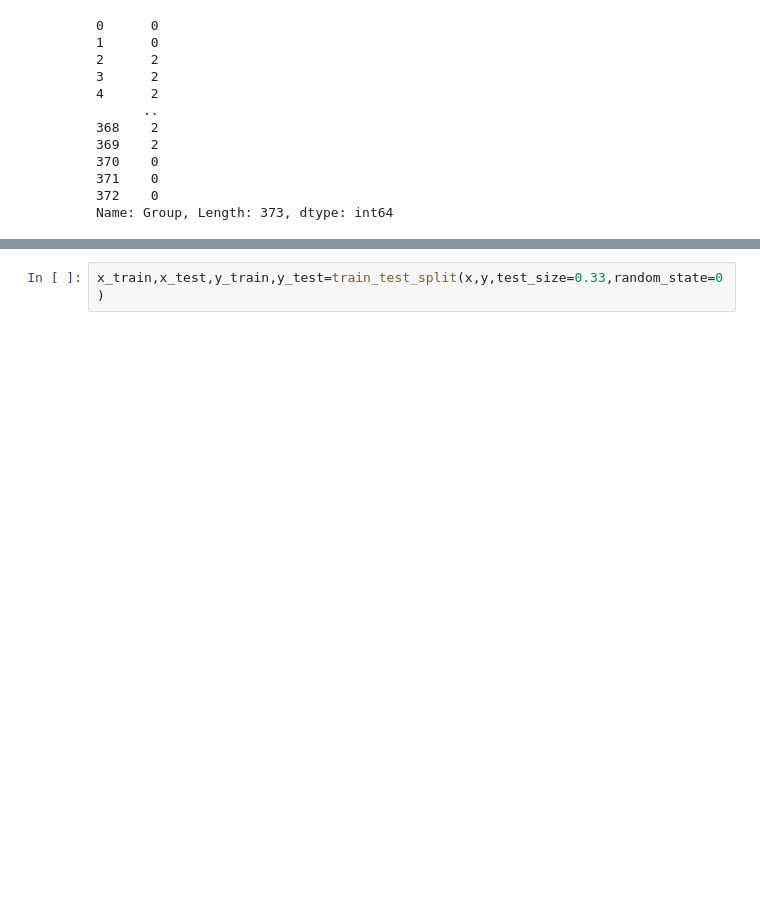
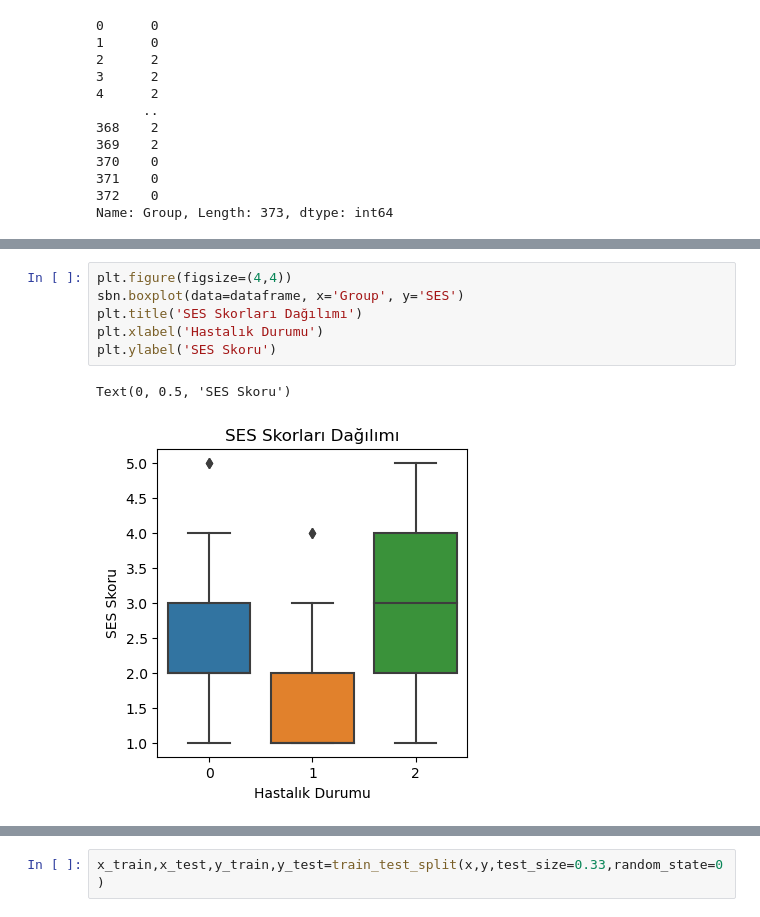
Before and after one commit to bilgekanbur/ikinci_proje, a Jupyter notebook: ikinci_proje.ipynb, the cells around one changed output, grey strips where cells are left out. Saved outputs shown, nothing was run; the diff lists cells and outputs as text; blank space fills up the shorter version.

```diff
--- a/ikinci_proje.ipynb
+++ b/ikinci_proje.ipynb
@@ -173,0 +195,9 @@ Name: Group, Length: 373, dtype: int64
+# %%
+plt.figure(figsize=(4,4))
+sbn.boxplot(data=dataframe, x='Group', y='SES')
+plt.title('SES Skorları Dağılımı')
+plt.xlabel('Hastalık Durumu')
+plt.ylabel('SES Skoru')
+# %% [output]
+Text(0, 0.5, 'SES Skoru')
+[figure, added]
```
Also changed, not shown: parts of 9 cells of this notebook.
